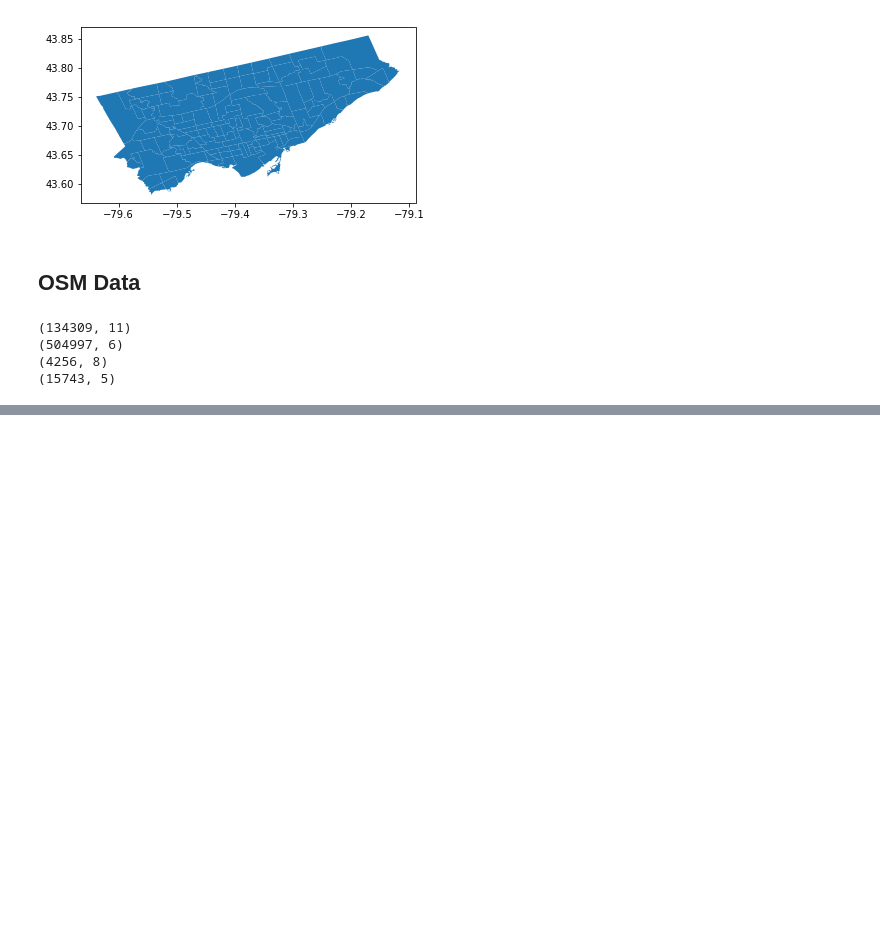
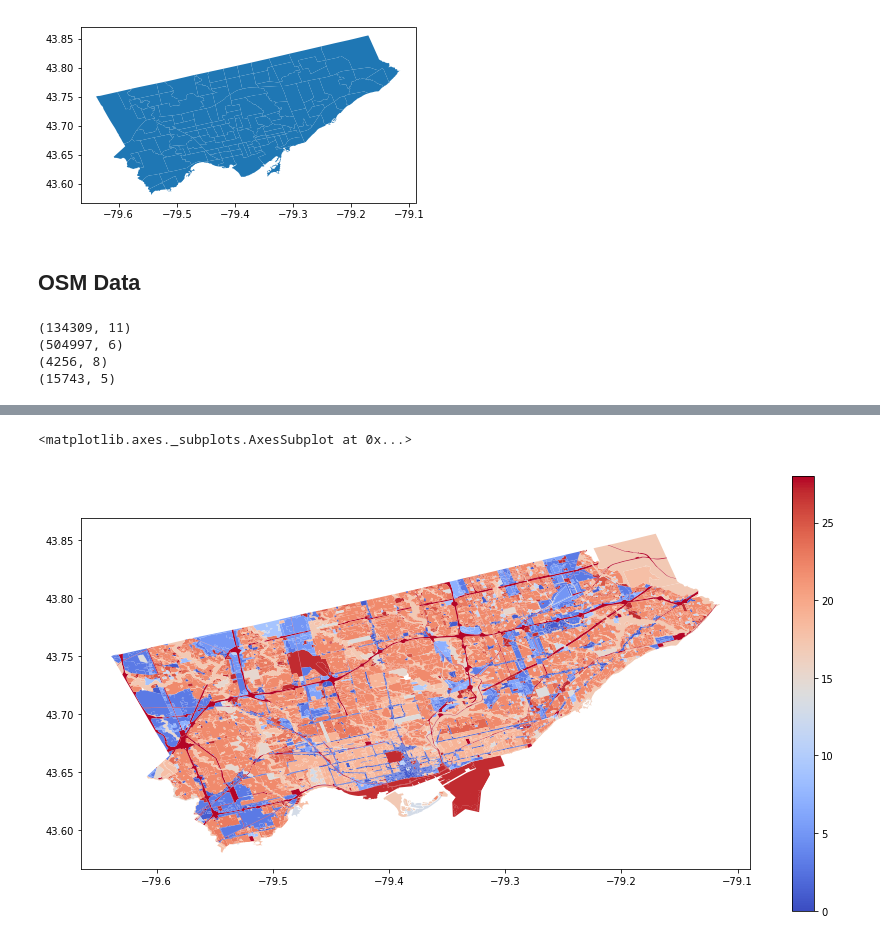
Before and after one commit to MachineLearningJournalClub/GAMELEON, a Jupyter notebook: GIS_Data_Toronto.ipynb, the cells around one changed output, grey strips where cells are left out. Drawn from its saved outputs; the diff is of its cells as text; code cells hidden in the pictures; blank space fills up the shorter version.

```diff
--- a/GIS_Data_Toronto.ipynb
+++ b/GIS_Data_Toronto.ipynb
@@ -131,0 +161,23 @@ fig.savefig("Data/Toronto_Net.png", dpi = 1200)
+# %%
+# There are some NaN values, replace them with "UNASSIGNED" zone category - which is OK
+zoning["ZN_ZONE"] = zoning["ZN_ZONE"].fillna("UNASSIGNED")
+zoning["ZN_ZONE"] = zoning["ZN_ZONE"].replace("TBD","UNASSIGNED")
+#zoning["ZN_ZONE"] = zoning["ZN_ZONE"].replace(None,"UNASSIGNED")
+# Encoding Zone categories, so that we have numbers and not strings, for plotting purposes
+zoning["ZONE_LABEL"]  = LabelEncoder().fit_transform(zoning["ZN_ZONE"].astype(str))
+
+### Explaining ZN_ZONE
+zones_dict = {"R": "Residential", "RD":"Residential Detached", "RA": "Residential Apartment",
+              "CR": "Commercial Residential" , "E":"Employment Industrial", "CRE":"Commercial Residential Employment",
+               "O":"Open Space", "CL":"Commercial Local","OR":"Open Space Recreation","ON":"Open Space Natural",
+              "RM":"Residential Multiple Dwelling","RAC":"Residential Apartment Commercial","IPW":"Institutional Place of Worship",
+              "EL":"Employment Light Industrial", "RS":"Residential Semi Detached", "RT":"Residential Townhouse", "EH":"Employment Heavy Industrial",
+             "UNASSIGNED":"UNKNOWN", "I": "Institutional General", "EO":"Employment Industrial Office", "OC":"Open Space Cemetery",
+             "IS":"Institutional School", "IH":"Institutional Hospital", "UT" : "Utility and Transportation",
+              "IE":"Institutional Education", "U":"Utility", "OG" : "Open Space Golf Course", "OM":"Open Space Marina",
+              "EC":"Employment Industrial Commercial" }
+
+zoning["ZN_ZONE_EXT"] = zoning.ZN_ZONE.replace(zones_dict)
+
+## Filtering useful columns for GAMA
+zoning = zoning.loc[:, zoning.columns.intersection(['OBJECTID','ZN_ZONE', 'geometry', 'ZONE_LABEL', 'ZN_ZONE_EXT'])]
@@ -131,0 +186,7 @@ fig.savefig("Data/Toronto_Net.png", dpi = 1200)
+# %%
+fig, ax = plt.subplots(1, 1, figsize = (15,8))
+zoning.plot(column = "ZONE_LABEL", ax = ax, cmap = "coolwarm", legend = True)
+#fig.savefig("Data/toronto_zones.png", dpi = 1200)
+# %% [output]
+<matplotlib.axes._subplots.AxesSubplot at 0x...>
+[figure, added]
```
Also changed, not shown: parts of 11 cells of this notebook.
